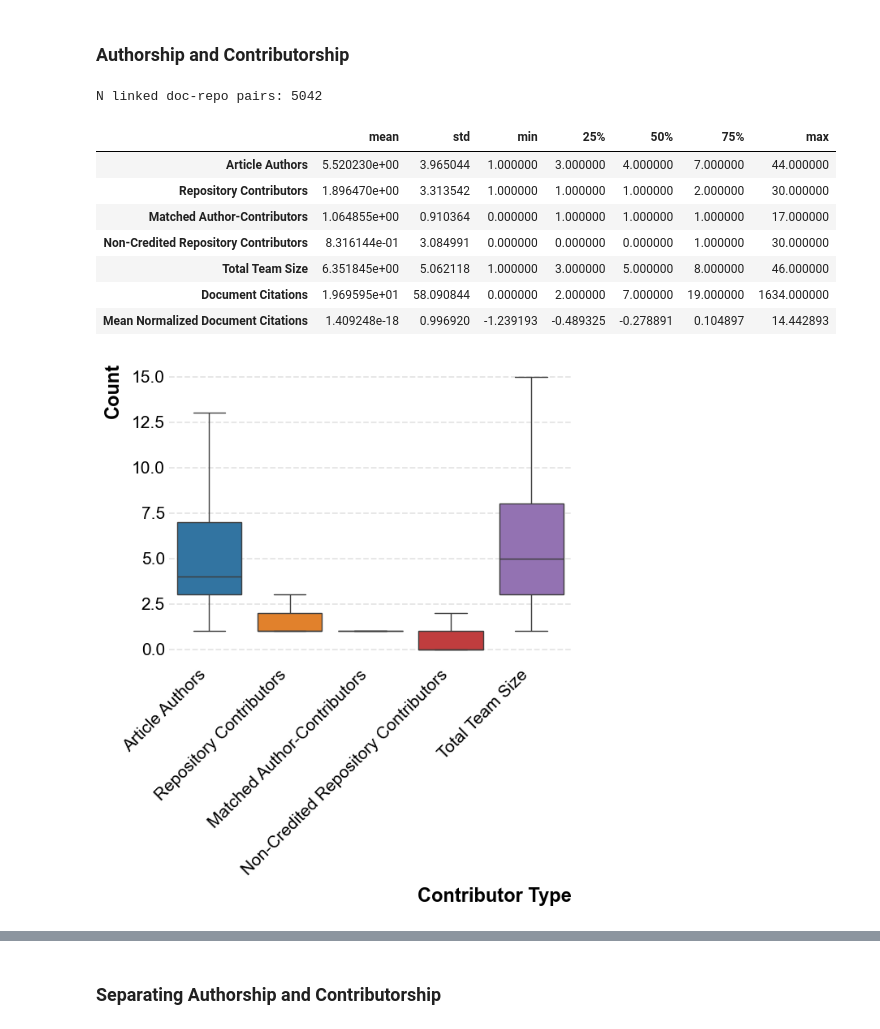
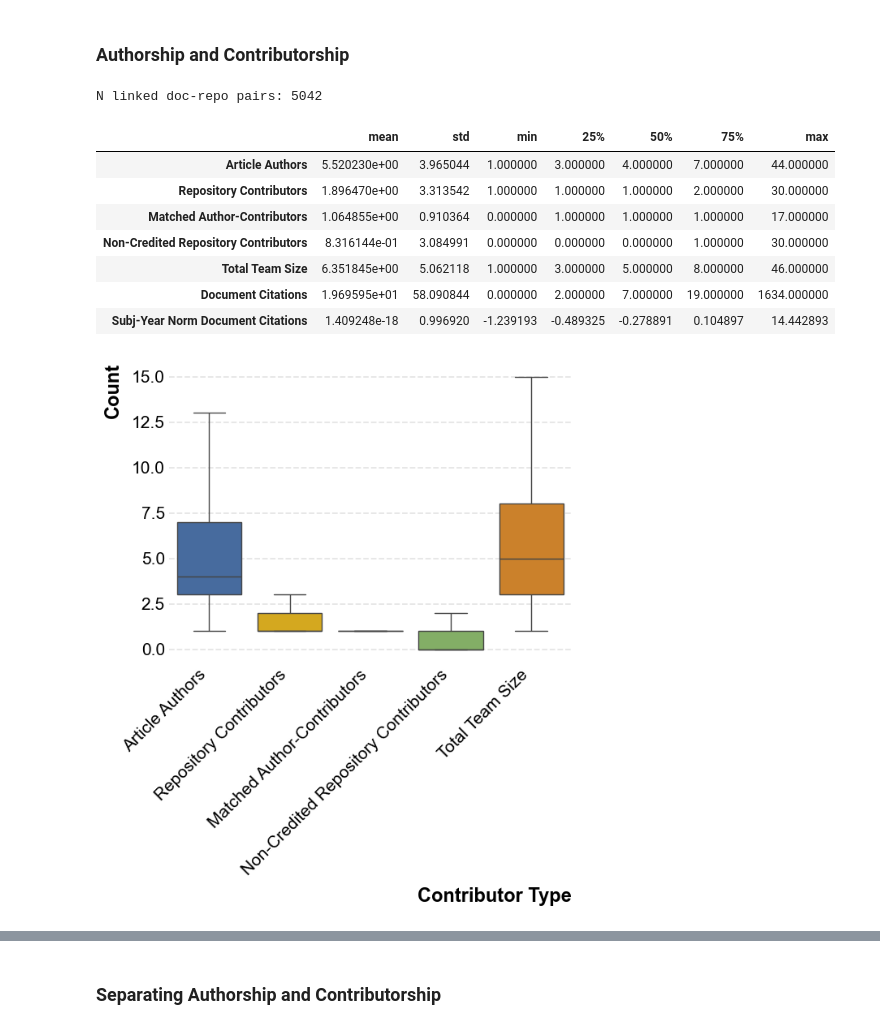
Before and after one commit to evamaxfield/rs-graph, a Jupyter notebook: notebooks/icssi.ipynb, the cells around one changed output, grey strips where cells are left out. Cells and saved outputs as stored; diff of their text form; code cells hidden in the pictures.

```diff
--- a/notebooks/icssi.ipynb
+++ b/notebooks/icssi.ipynb
@@ -9,8 +9,12 @@ from sqlmodel import Session, select
 
 from rs_graph.db import models as db_models
 from rs_graph.db.utils import get_engine
+import colormaps as cmaps
 
 plt.style.use("opinionated_rc")
+sns.set_palette(
+    cmaps.bold[2:]._colors.tolist(),
+)
 # %%
 # get a dataset of linked repos and papers
 linked_doc_repos: list[dict[str, str | float | int | None]] = []
@@ -186,3 +190,6 @@ linked_doc_repos_df = linked_doc_repos_df[
     (linked_doc_repos_df["document_publication_year"] >= 2016)
     & (linked_doc_repos_df["document_publication_year"] < 2024)
 ]
+
+# Drop any linked_doc_repos that are used multiple times
+linked_doc_repos_df = linked_doc_repos_df.drop_duplicates(subset=["document_id"], keep=False,)
@@ -188,0 +210,15 @@ linked_doc_repos_df = linked_doc_repos_df[
+# %%
+plos_doc_fields_df = doc_fields_df.loc[
+    doc_fields_df["document_id"].isin(linked_doc_repos_df["document_id"])
+].drop_duplicates(subset=["document_id"])
+
+sns.barplot(
+    plos_doc_fields_df["topic_field_name"].value_counts().to_frame().rename({
+        "topic_field_name": "Subject",
+        "count": "Count",
+    }),
+    x="topic_field_name",
+    y="count",
+    hue="topic_field_name",
+)
+_ = plt.xticks(rotation=45, ha="right")
@@ -265,7 +303,7 @@ per_paper_counts_df = pd.DataFrame(per_paper_counts)
 
 # Create a column for mean normalized document citations
 # Groupby Subject and Year
-per_paper_counts_df["Mean Normalized Document Citations"] = per_paper_counts_df.groupby(
+per_paper_counts_df["Subj-Year Norm Document Citations"] = per_paper_counts_df.groupby(
     ["Subject", "Year"]
 )["Document Citations"].transform(lambda x: (x - x.mean()) / x.std())
 
@@ -276,7 +314,7 @@ per_paper_counts_long_df = per_paper_counts_df.melt(
         "Subject",
         "Year",
         "Document Citations",
-        "Mean Normalized Document Citations",
+        "Subj-Year Norm Document Citations",
     ],
     value_vars=[
         "Article Authors",
@@ -293,35 +331,35 @@ per_paper_counts_long_df = per_paper_counts_df.melt(
 sns.boxplot(
     data=per_paper_counts_long_df,
     x="Contributor Type",
     y="Count",
     hue="Contributor Type",
     hue_order=[
         "Article Authors",
         "Repository Contributors",
         "Matched Author-Contributors",
         "Non-Credited Repository Contributors",
         "Total Team Size",
     ],
     showfliers=False,
 )
 _ = plt.xticks(rotation=45, ha="right")
 
 print(f"N linked doc-repo pairs: {len(per_paper_counts_df)}")
 # Remove "count" from describe
 per_paper_counts_df.drop(columns=["document_id", "Subject", "Year"]).describe().T.drop(
     columns=["count"]
 )
 # %% [output]
 N linked doc-repo pairs: 5042
 |  | mean | std | min | 25% | 50% | 75% | max |
 | Article Authors | 5.520230e+00 | 3.965044 | 1.000000 | 3.000000 | 4.000000 | 7.000000 | 44.000000 |
 | Repository Contributors | 1.896470e+00 | 3.313542 | 1.000000 | 1.000000 | 1.000000 | 2.000000 | 30.000000 |
 | Matched Author-Contributors | 1.064855e+00 | 0.910364 | 0.000000 | 1.000000 | 1.000000 | 1.000000 | 17.000000 |
 | Non-Credited Repository Contributors | 8.316144e-01 | 3.084991 | 0.000000 | 0.000000 | 0.000000 | 1.000000 | 30.000000 |
 | Total Team Size | 6.351845e+00 | 5.062118 | 1.000000 | 3.000000 | 5.000000 | 8.000000 | 46.000000 |
 | Document Citations | 1.969595e+01 | 58.090844 | 0.000000 | 2.000000 | 7.000000 | 19.000000 | 1634.000000 |
-| Mean Normalized Document Citations | 1.409248e-18 | 0.996920 | -1.239193 | -0.489325 | -0.278891 | 0.104897 | 14.442893 |
+| Subj-Year Norm Document Citations | 1.409248e-18 | 0.996920 | -1.239193 | -0.489325 | -0.278891 | 0.104897 | 14.442893 |
-[figure, old version]
+[figure, new version]
 # %%
 # Do the same thing but for each subject
 g = sns.catplot(
```
Also changed, not shown: parts of 14 cells of this notebook, 2 other files.
